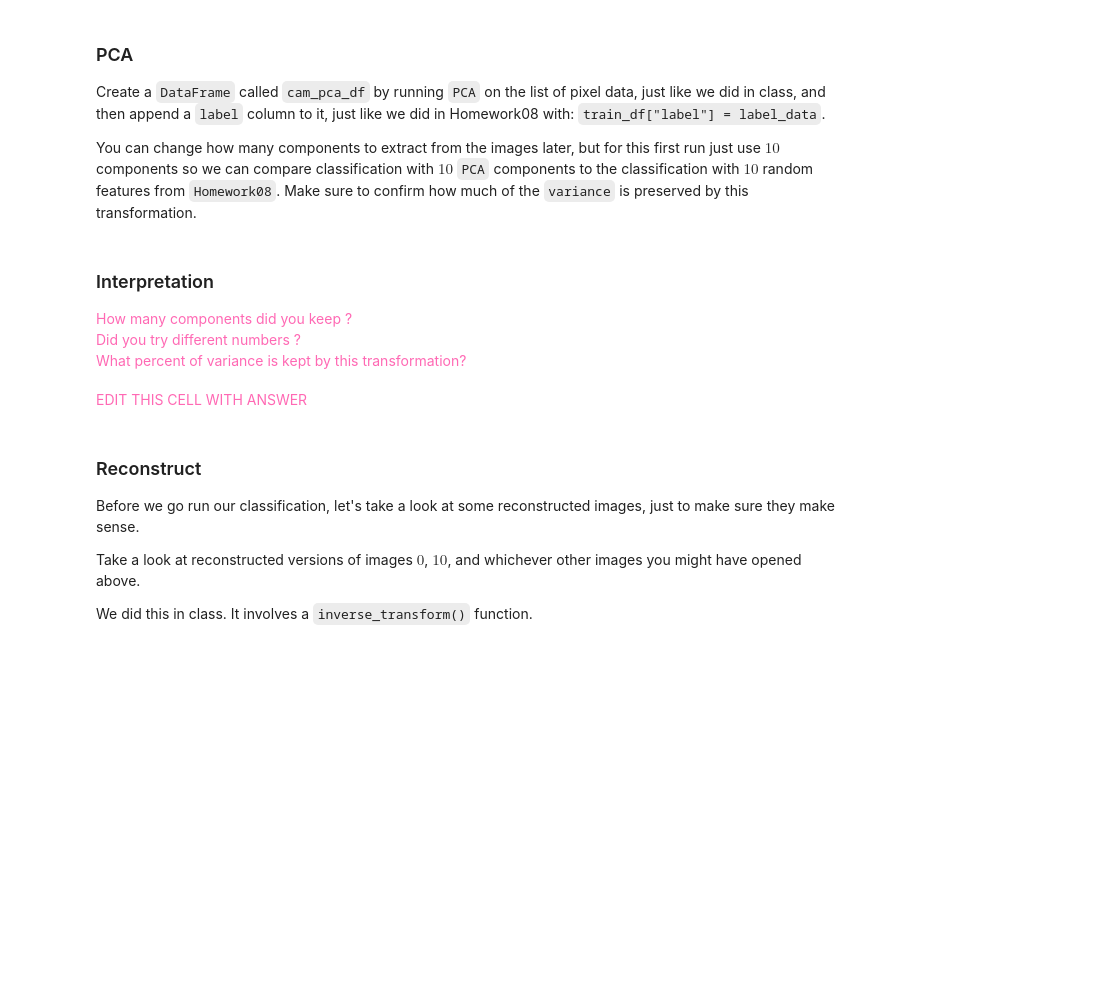
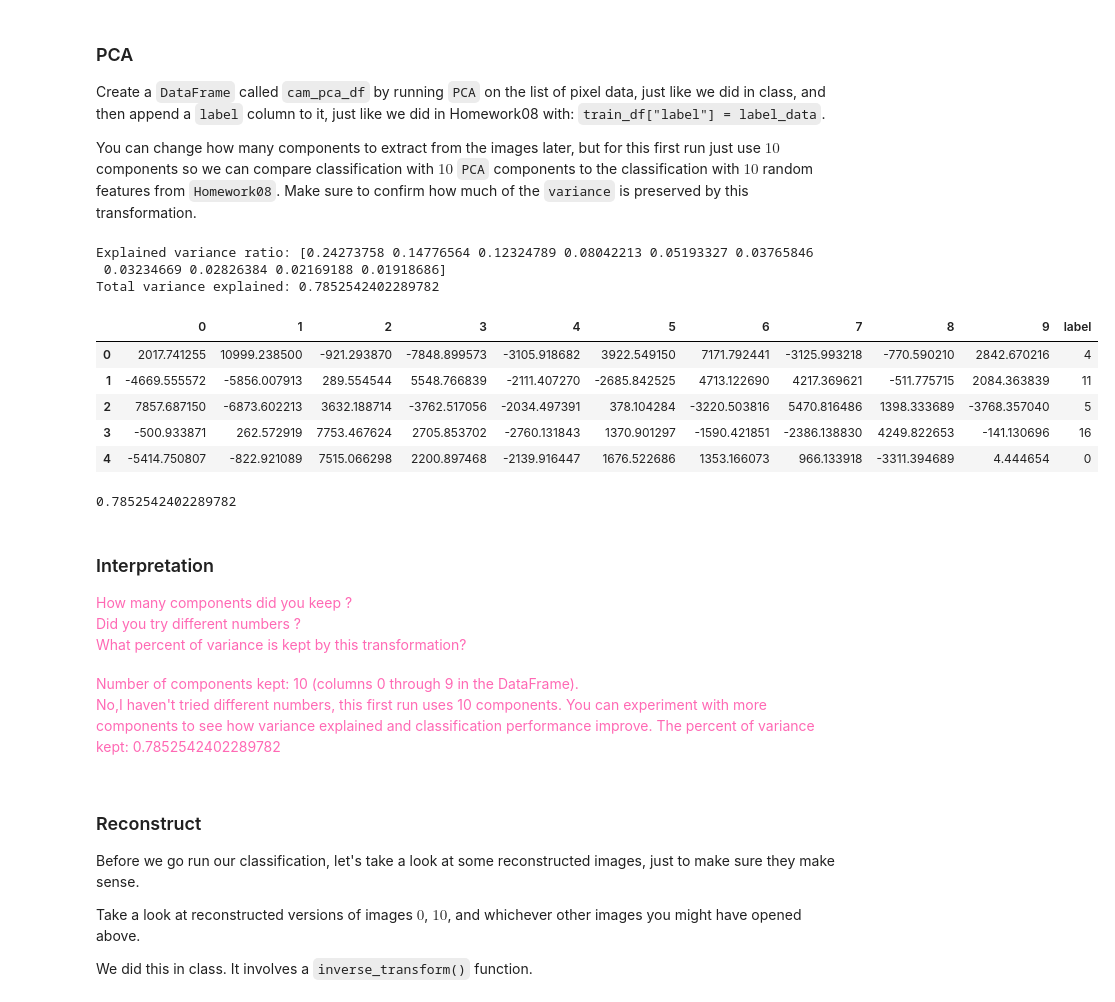
Before and after one commit to DT-ML-CONT/Homework10, a Jupyter notebook: Homework10.ipynb, the cells around one changed output. Cells and saved outputs as stored; diff of their text form; code cells hidden in the pictures; blank space fills up the shorter version.

```diff
--- a/Homework10.ipynb
+++ b/Homework10.ipynb
@@ -76,9 +87,32 @@ Create a `DataFrame` called `cam_pca_df` by running `PCA` on the list of pixel d
 You can change how many components to extract from the images later, but for this first run just use $10$ components so we can compare classification with $10$ `PCA` components to the classification with $10$ random features from `Homework08`.  Make sure to confirm how much of the `variance` is preserved by this transformation.
 # %%
 # TODO: run PCA, get DataFrame
+import pandas as pd
+pca = PCA(n_components=10)  # start with 10 components
+pca_features = pca.fit_transform(pixel_data)
+cam_pca_df = pd.DataFrame(pca_features)
 # TODO: add "label" column
+cam_pca_df["label"] = label_data
 # TODO: print variance
+print("Explained variance ratio:", pca.explained_variance_ratio_)
+print("Total variance explained:", sum(pca.explained_variance_ratio_))
 # TODO: take a look at the first 5 rows
+cam_pca_df.head()
+# %% [output]
+Explained variance ratio: [0.24273758 0.14776564 0.12324789 0.08042213 0.05193327 0.03765846
+ 0.03234669 0.02826384 0.02169188 0.01918686]
+Total variance explained: 0.7852542402289782
+|  | 0 | 1 | 2 | 3 | 4 | 5 | 6 | 7 | 8 | 9 | label |
+| 0 | 2017.741255 | 10999.238500 | -921.293870 | -7848.899573 | -3105.918682 | 3922.549150 | 7171.792441 | -3125.993218 | -770.590210 | 2842.670216 | 4 |
+| 1 | -4669.555572 | -5856.007913 | 289.554544 | 5548.766839 | -2111.407270 | -2685.842525 | 4713.122690 | 4217.369621 | -511.775715 | 2084.363839 | 11 |
+| 2 | 7857.687150 | -6873.602213 | 3632.188714 | -3762.517056 | -2034.497391 | 378.104284 | -3220.503816 | 5470.816486 | 1398.333689 | -3768.357040 | 5 |
+| 3 | -500.933871 | 262.572919 | 7753.467624 | 2705.853702 | -2760.131843 | 1370.901297 | -1590.421851 | -2386.138830 | 4249.822653 | -141.130696 | 16 |
+| 4 | -5414.750807 | -822.921089 | 7515.066298 | 2200.897468 | -2139.916447 | 1676.522686 | 1353.166073 | 966.133918 | -3311.394689 | 4.444654 | 0 |
+# %%
+total_variance = sum(pca.explained_variance_ratio_)
+print(total_variance)
+# %% [output]
+0.7852542402289782
 # %% [markdown]
 ### Interpretation
 
@@ -87,8 +121,13 @@ How many components did you keep ?<br>
 Did you try different numbers ?<br>
 What percent of variance is kept by this transformation?
 </span>
-# %% [markdown]
-<span style="color:hotpink;">EDIT THIS CELL WITH ANSWER</span>
+# %% [markdown]
+<span style="color:hotpink;">
+Number of components kept: 10 (columns 0 through 9 in the DataFrame).
+
+No,I haven't tried different numbers, this first run uses 10 components. You can experiment with more components to see how variance explained and classification performance improve.
+The percent of variance kept: 0.7852542402289782
+</span>
 # %% [markdown]
 ### Reconstruct
 
```
Also changed, not shown: parts of 3 cells of this notebook.
